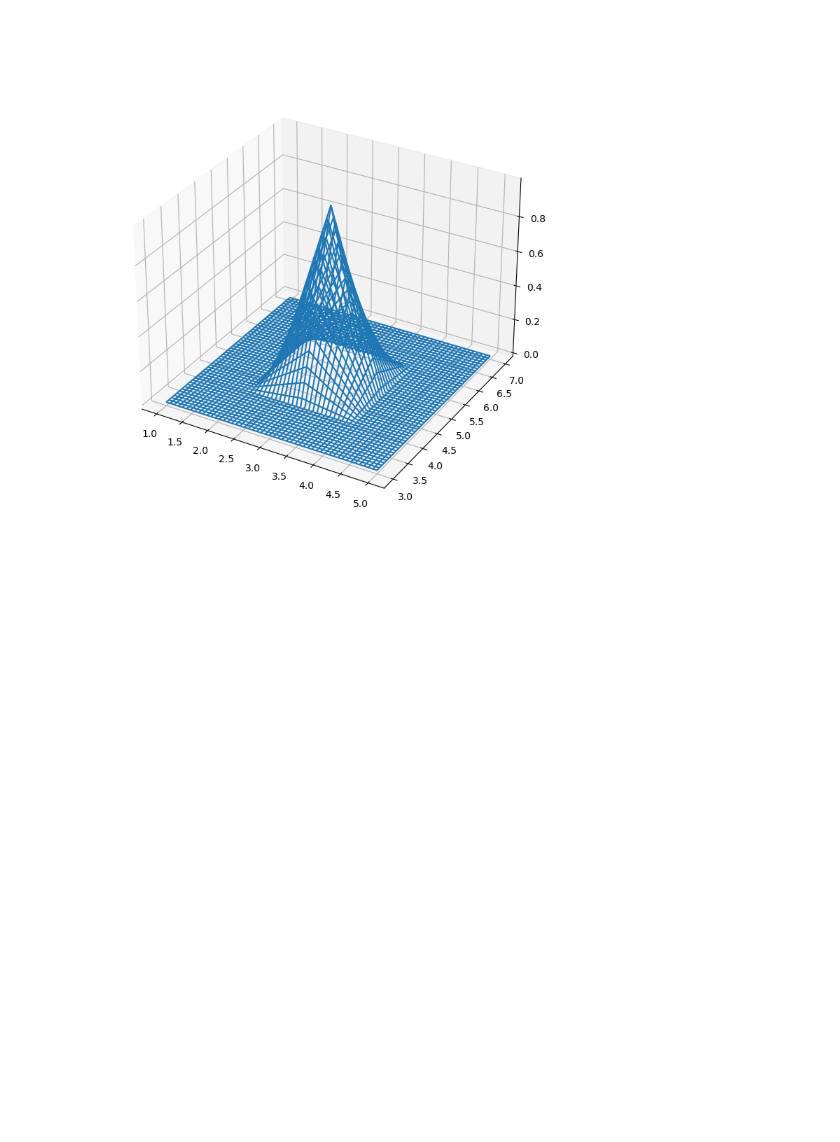
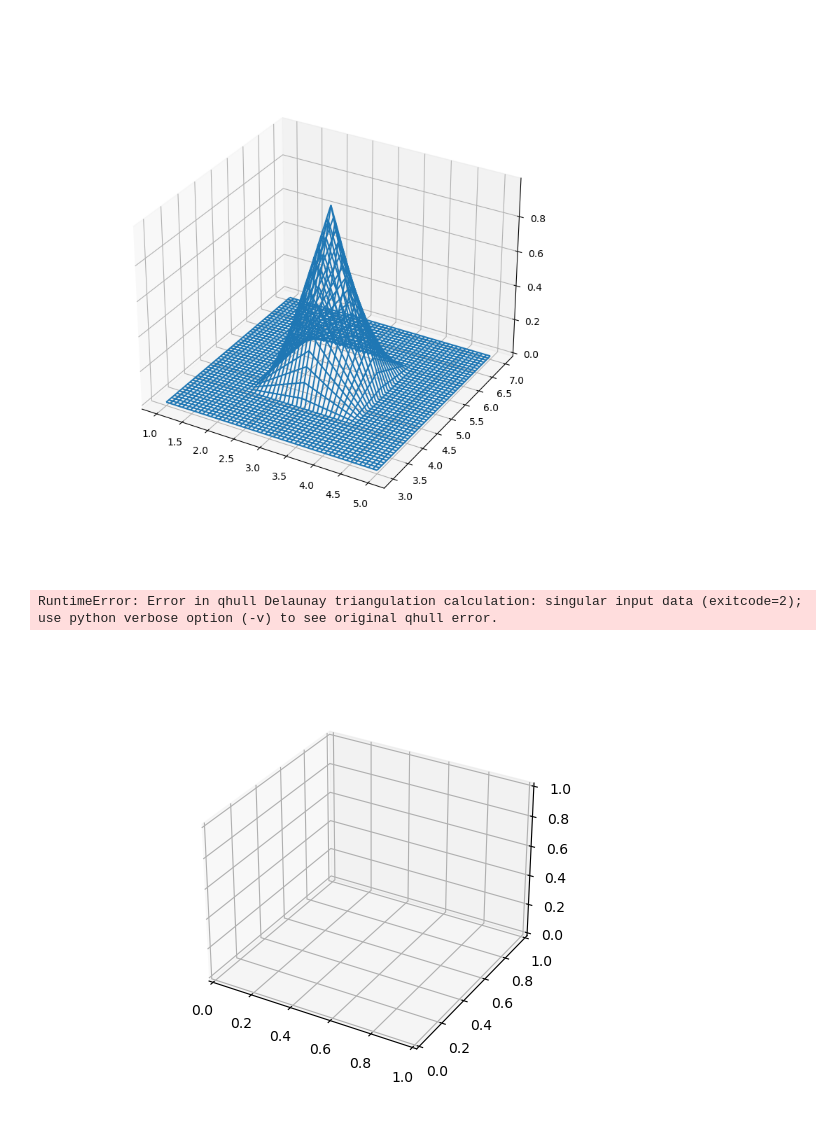
Before and after one commit to kamosevoyan/Diploma_work, a Jupyter notebook: Notebooks/Two_variable_function_interpolation.ipynb, the cells around one changed output. Drawn from its saved outputs; the diff is of its cells as text; code cells hidden in the pictures; blank space fills up the shorter version.

```diff
--- a/Two_variable_function_interpolation.ipynb
+++ b/Notebooks/Two_variable_function_interpolation.ipynb
@@ -49,3 +49,16 @@ ax.plot_wireframe(xx, yy, zz)
 # %% [output]
 <mpl_toolkits.mplot3d.art3d.Line3DCollection at 0x...>
 [figure]
+# %%
+x = np.linspace(0, 10, 4)
+y = np.linspace(1, 9, 4)
+
+z, _ = np.meshgrid(x, y, indexing="ij")
+z *= 0
+z[3,2] = 1
+ax = plt.figure().add_subplot(projection='3d')
+
+ax.plot_trisurf(x, y, z, linewidth=0.2, antialiased=True)
+# %% [output]
+RuntimeError: Error in qhull Delaunay triangulation calculation: singular input data (exitcode=2); use python verbose option (-v) to see original qhull error.
+[figure, added]
```
Also changed, not shown: 2 other files.
